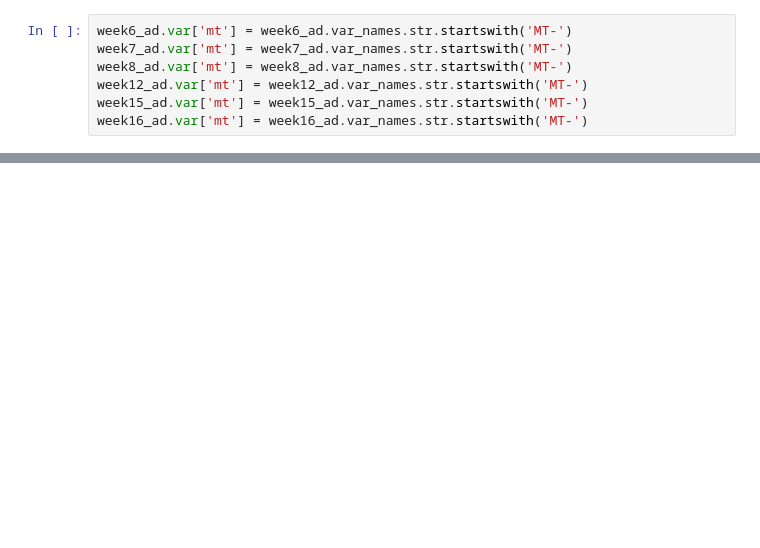
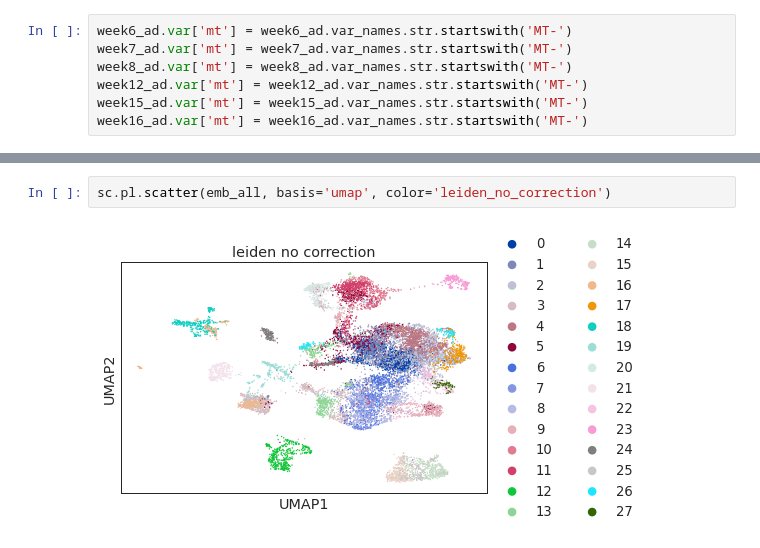
Before and after one commit to bchansen3/sc-testis_sum, a Jupyter notebook: sc-data_workup.ipynb, the cells around one changed output, grey strips where cells are left out. Saved outputs shown, nothing was run; the diff lists cells and outputs as text; blank space fills up the shorter version.

```diff
--- a/sc-data_workup.ipynb
+++ b/sc-data_workup.ipynb
@@ -75,0 +131,4 @@ plt.hist(np.log10(week7_ad.obs['total_counts']), 50);
+# %%
+sc.pl.scatter(emb_all, basis='umap', color='leiden_no_correction')
+# %% [output]
+[figure, added]
```
Also changed, not shown: parts of 20 cells of this notebook.
